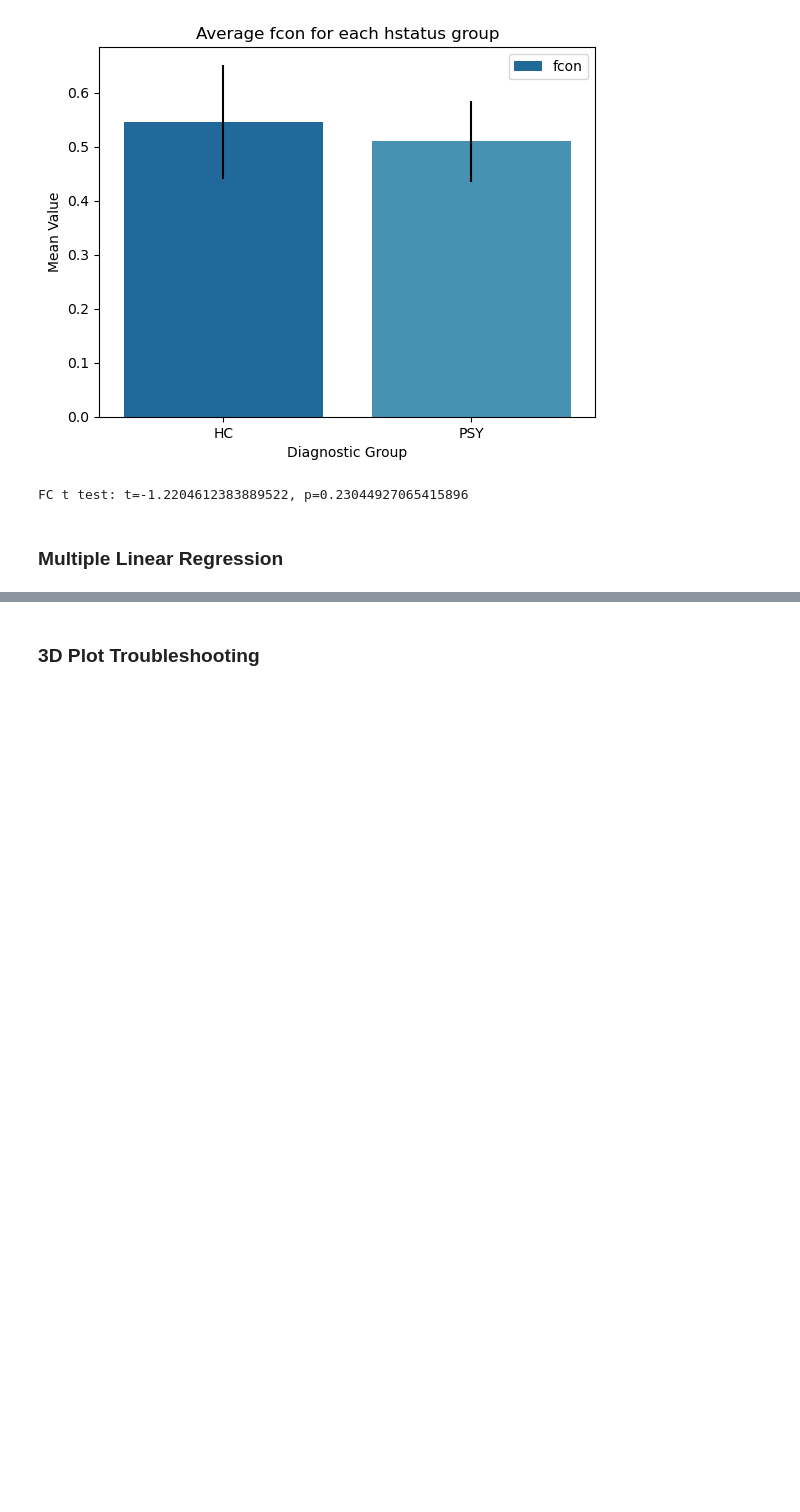
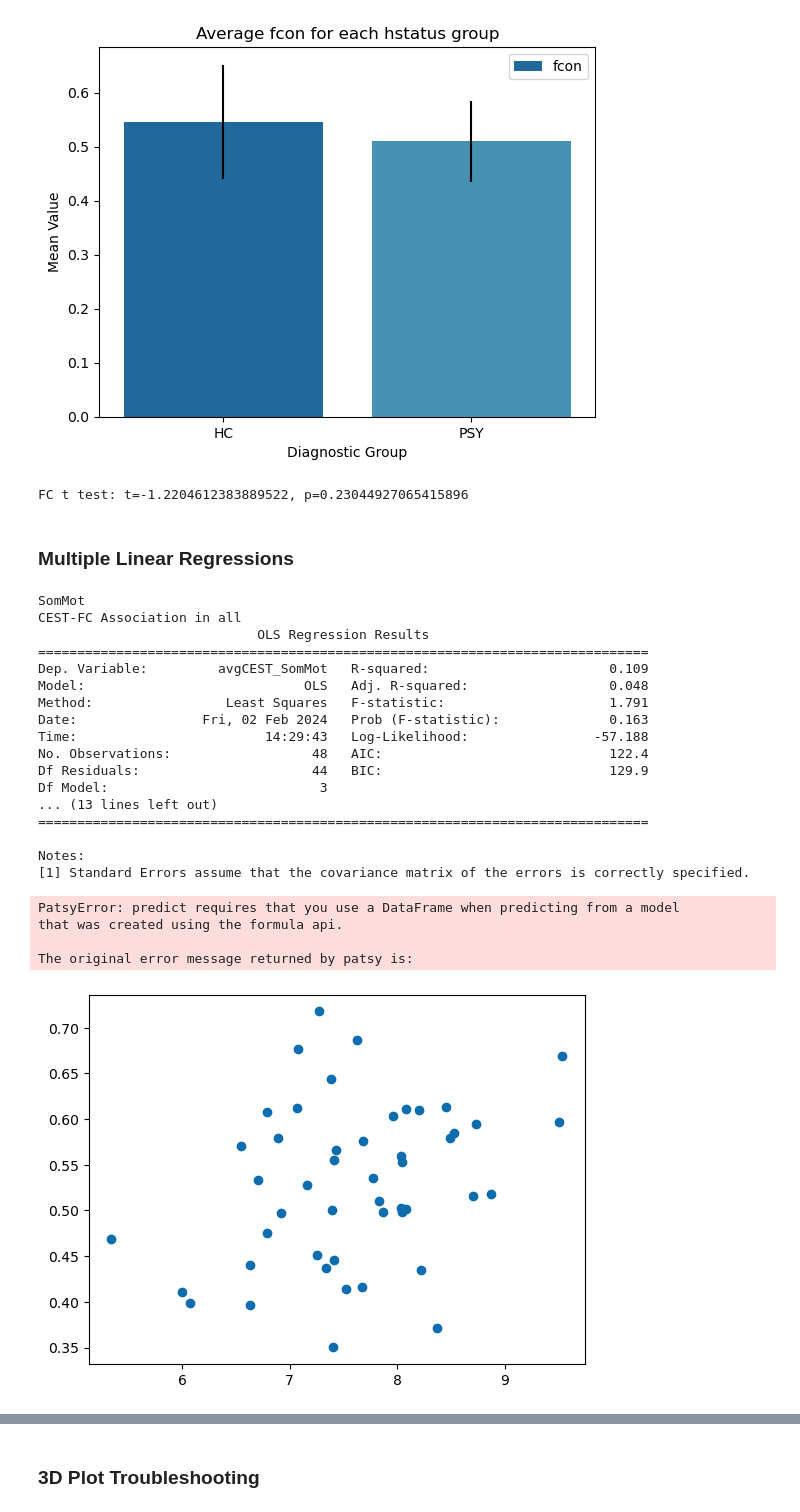
Before and after one commit to pecsok/glucest-rsfmri, a Jupyter notebook: motor_glu_pipeline/motor_figures.ipynb, the cells around one changed output, grey strips where cells are left out. Drawn from its saved outputs; the diff is of its cells as text; code cells hidden in the pictures; blank space fills up the shorter version.

```diff
--- a/motor_glu_pipeline/motor_figures.ipynb
+++ b/motor_glu_pipeline/motor_figures.ipynb
@@ -25,12 +25,15 @@ diag_df = pd.read_csv('diag_df_3T_012624.csv')
 
 # Choose what to analyse
 networks = ["SomMot"]
+network = "SomMot"
 CESTnetworks = ["avgCEST_SomMot", "ctCEST_SomMot"]
 CNB_scores = ["tap_tot"]
 CNB_valids = ["tap_valid"]
 diag_scores = ["hstatus"]
 demo_scores = ["sex", "age", "race","ethnic","dateDiff"]
 diag_details = ["axis1_desc1", "axis1_desc2", "axis1_desc3","axis1_desc4","axis1_desc5", "axis1_desc6"]
+covariate_age = 'age'
+covariate_sex = 'sex'
 # %% [markdown]
 ### Data Trimming
 # %%
@@ -134,10 +199,6 @@ print(grp_df['tap_tot'].std())
 # %%
 colors = pd.DataFrame({'Network': ["Cont", "Default", "DorsAttn", "Vis", "SalVentAttn", "SomMot", "Limbic"],
     'Color': ['PuOr', 'PuRd_r', 'PiYG_r', 'PRGn', 'PiYG', 'GnBu_r', 'terrain_r']}) #
-
-#Exclude tap-tot outliers (>2.5 sd from sample mean of 106 (sd 11)
-grp_df = grp_df[grp_df['BBLID'] != 94703]
-grp_df = grp_df[grp_df['BBLID'] != 80557]
 
 
 # Create a scatter plot with a linear regression line
@@ -259,4 +320,51 @@ CEST t test: t=-2.114886879031197, p=0.04163228881599582
 [figure]
 FC t test: t=-1.2204612383889522, p=0.23044927065415896
 # %% [markdown]
-### Multiple Linear Regression
+### Multiple Linear Regressions
+# %%
+graph_df = grp_df
+
+print(network)
+
+formula = f'{cestcol} ~ {network} + {covariate_age} + {covariate_sex}'
+model = smf.ols(formula=formula, data=graph_df).fit()
+print('CEST-FC Association in all')
+print(model.summary())
+
+fig, ax = plt.subplots()
+ax.scatter(graph_df[cestcol], graph_df[network], label='Actual Data')
+# Generate x values for the line
+x_line = pd.DataFrame({cestcol: np.linspace(graph_df[cestcol].min(), graph_df[cestcol].max(), 100),
+                       covariate_age: np.mean(graph_df[covariate_age])})  # Use mean value for the network variable
+# Predictions for the regression line
+y_line = model.predict(x_line)
+# Plot the regression line
+ax.plot(x_line[cestcol], y_line, color='red', label='Regression Line')
+ax.set_xlabel(cestcol)
+ax.set_ylabel(network)
+ax.set_title('Multiple Linear Regression Plot for ' + network + ' & ' + network)
+ax.legend()
+plt.show()
+# %% [output]
+SomMot
+CEST-FC Association in all
+                            OLS Regression Results
+==============================================================================
+Dep. Variable:         avgCEST_SomMot   R-squared:                       0.109
+Model:                            OLS   Adj. R-squared:                  0.048
+Method:                 Least Squares   F-statistic:                     1.791
+Date:                Fri, 02 Feb 2024   Prob (F-statistic):              0.163
+Time:                        14:29:43   Log-Likelihood:                -57.188
+No. Observations:                  48   AIC:                             122.4
+Df Residuals:                      44   BIC:                             129.9
+Df Model:                           3
+... (13 lines left out)
+==============================================================================
+
+Notes:
+[1] Standard Errors assume that the covariance matrix of the errors is correctly specified.
+PatsyError: predict requires that you use a DataFrame when predicting from a model
+that was created using the formula api.
+
+The original error message returned by patsy is:
+[figure, added]
```
Also changed, not shown: parts of 9 cells of this notebook, 3 other files.
